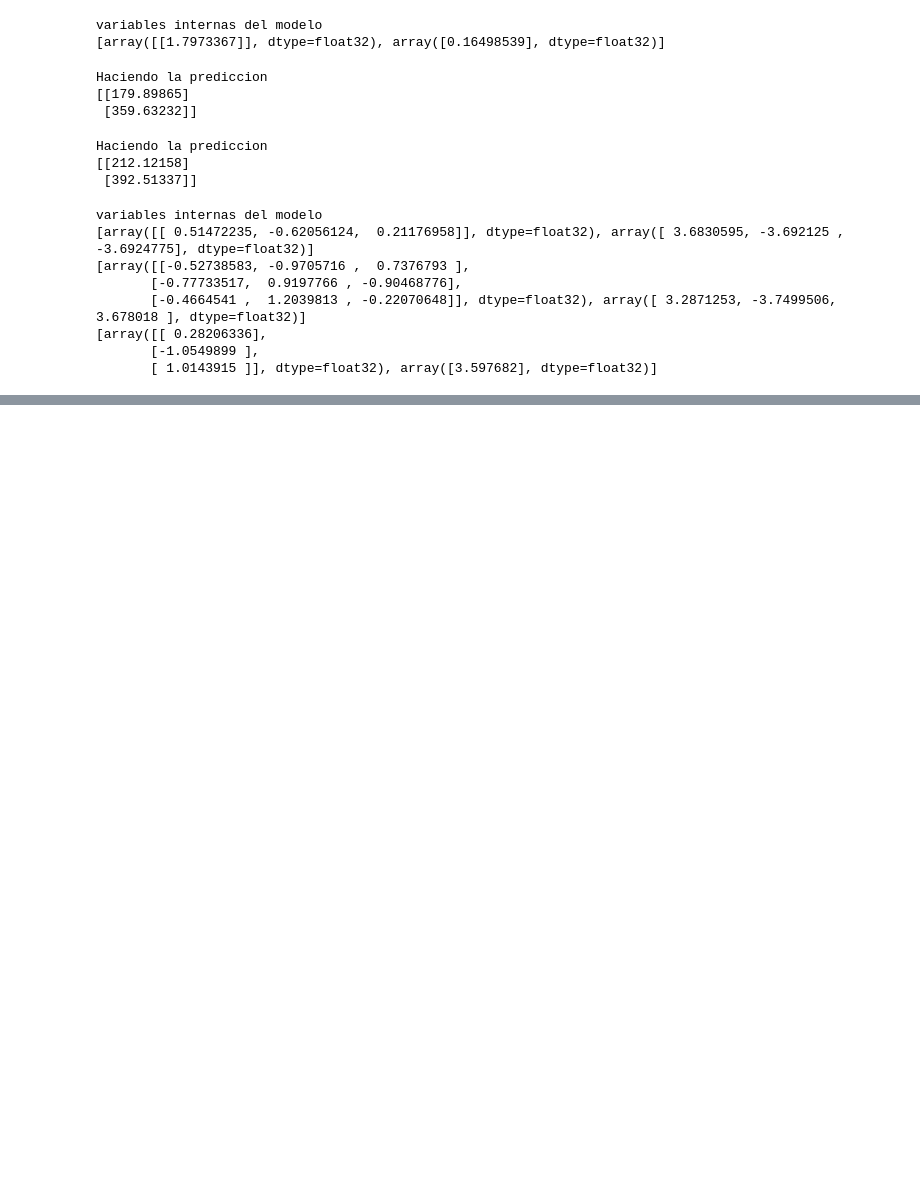
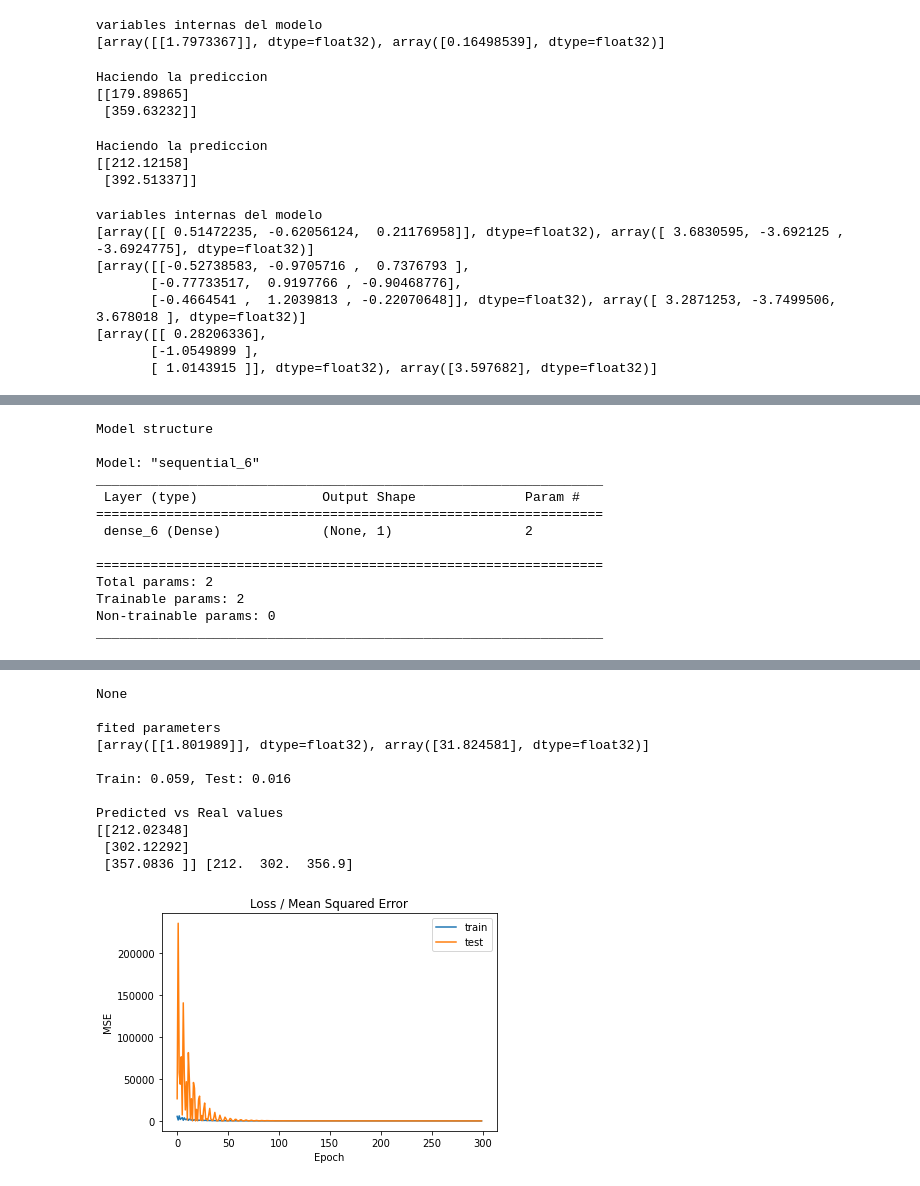
Before and after one commit to jcjimenezb123/PFM_PronosticoDemanda, a Jupyter notebook: redesneuronalesIntro1.ipynb, the cells around one changed output, grey strips where cells are left out. Cells and saved outputs as stored; diff of their text form; code cells hidden in the pictures; blank space fills up the shorter version.

```diff
--- a/redesneuronalesIntro1.ipynb
+++ b/redesneuronalesIntro1.ipynb
@@ -143,0 +111,61 @@ fited parameters
+# %%
+from keras.models import Sequential
+from keras.layers import Dense
+from keras.optimizers import SGD
+import numpy as np
+import matplotlib.pyplot as plt
+
+
+#training data
+trainX=np.array([-40.,-10,0,8,15,22,38,10,20,30,40])
+trainy=np.array([-40,14,32,46,59,72,100,50,68,86,104])
+
+testX=np.array([100,150,180.5])
+testy=np.array([212,302,356.9])
+
+# define model
+model = Sequential()
+model.add(Dense(1, input_dim=1, activation='linear'))
+opt = SGD(learning_rate=0.001, momentum=0.9)
+model.compile(loss='mean_squared_error', optimizer=opt)
+# fit model
+history = model.fit(trainX, trainy, validation_data=(testX, testy),
+                    epochs=300, verbose=0)
+# evaluate the model
+train_mse = model.evaluate(trainX, trainy, verbose=0)
+test_mse = model.evaluate(testX, testy, verbose=0)
+
+print('Model structure\n')
+print(model.summary())
+
+print('\nfited parameters')
+print(model.get_weights()) #weights and bias
+
+print('\nTrain: %.3f, Test: %.3f' % (train_mse, test_mse))
+
+pred = model.predict(testX, verbose=0)
+print('\nPredicted vs Real values')
+print(pred,testy)
+
+# plot loss during training
+plt.title('Loss / Mean Squared Error')
+plt.plot(history.history['loss'], label='train')
+plt.plot(history.history['val_loss'], label='test')
+plt.xlabel('Epoch')
+plt.ylabel('MSE')
+plt.legend()
+plt.show()
+# %% [output]
+Model structure
+
+Model: "sequential_6"
+_________________________________________________________________
+ Layer (type)                Output Shape              Param #
+=================================================================
+ dense_6 (Dense)             (None, 1)                 2
+
+=================================================================
+Total params: 2
+Trainable params: 2
+Non-trainable params: 0
+_________________________________________________________________
@@ -143,0 +173,12 @@ fited parameters
+None
+
+fited parameters
+[array([[1.801989]], dtype=float32), array([31.824581], dtype=float32)]
+
+Train: 0.059, Test: 0.016
+
+Predicted vs Real values
+[[212.02348]
+ [302.12292]
+ [357.0836 ]] [212.  302.  356.9]
+[figure, added]
```
Also changed, not shown: parts of 5 cells of this notebook.
